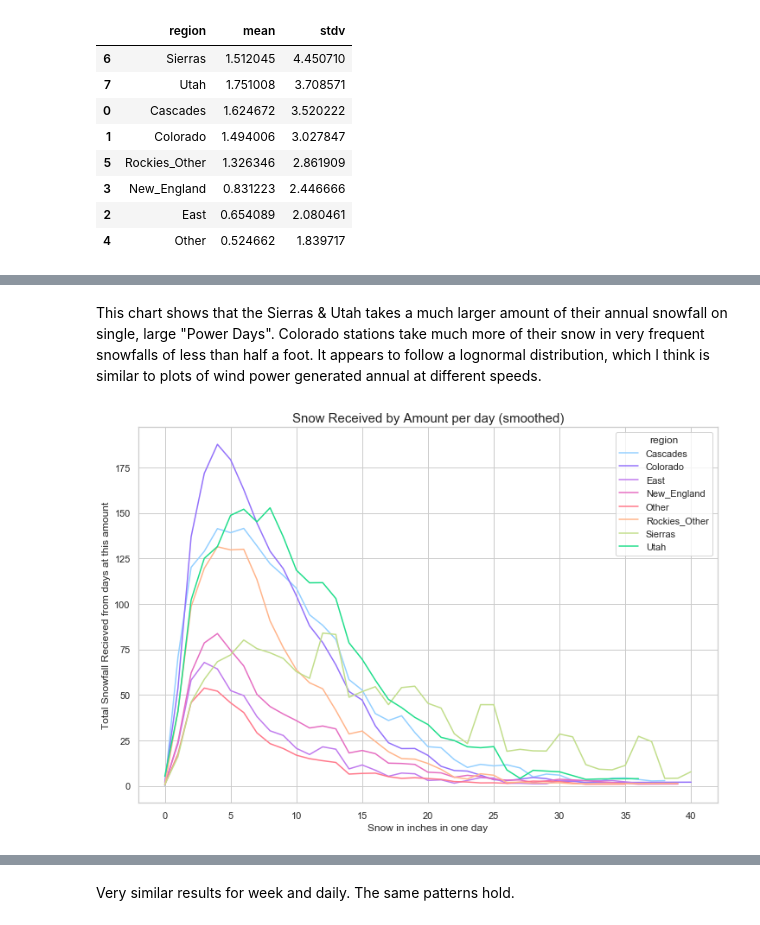
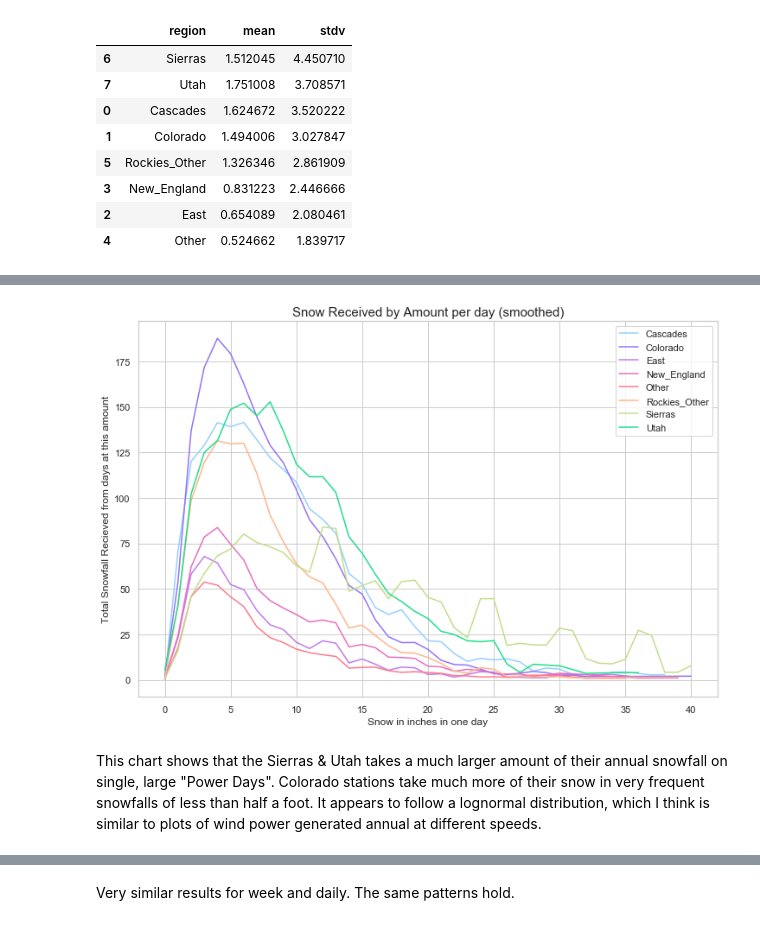
Before and after one commit to chrisoyer/ski-snow-modeling, a Jupyter notebook: src/analysis/snow_days.ipynb, the cells around one changed output, grey strips where cells are left out. Cells and saved outputs as stored; diff of their text form; code cells hidden in the pictures.

```diff
--- a/src/analysis/snow_days.ipynb
+++ b/src/analysis/snow_days.ipynb
@@ -70,22 +86,37 @@ station_counts = (snow_df.groupby(['region'])
 snow_freq_df = (snow_df
                 .pipe(snowfall_agg, 2)
                )
+# %%
+def snow_density_plot(df, y, freq):
+    fig, ax = plt.subplots(1, figsize=(12,8))
+    sns.lineplot(data=df, x='snowfall', y=y,
+                 hue='region', palette=pal)
+    ax.set_title(f'Snow Received by Amount per {freq} (smoothed)', size=15)
+    ax.set_xlabel(f'Snow in inches in one {freq}')
+    ax.set_ylabel(f'Total Snowfall Recieved from {freq}s at this amount')
+    _, labels = ax.get_legend_handles_labels()
+    #for i, region in enumerate(df.region.unique()):
+    #    region_df = df.query('region==@region')
+        # need  to get value close to where lineplot is for non-int
+    #    region_mean = round(region_df[y].mean())
+    #    print(region_mean)
+    #    snowfall_at_mean = region_df.query('@y==@region_mean').snowfall.values
+    #    print(snowfall_at_mean)
+    #    labels[labels.index(region)] = region + f": {round(region_mean)}"
+    #    ax.set_ylim([0, None])
+    #    ylim_scale = ax.get_ylim()[1] - ax.get_ylim()[0]
+    #    plt.axvline(x=region_mean,
+    #               ymin=0, ymax=snowfall_at_mean/ylim_scale,
+    #               color=pal[i])
+    ax.legend(labels);
+
+
+snow_density_plot(df=snow_freq_df, y='total_snow_grp',
+                  freq='day')
+# %% [output]
+[figure, added]
 # %% [markdown]
 This chart shows that the Sierras & Utah takes a much larger amount of their annual snowfall on single, large "Power Days". Colorado stations take much more of their snow in very frequent snowfalls of less than half a foot. It appears to follow a lognormal distribution, which I think is similar to plots of wind power generated annual at different speeds.
-# %%
-def snow_density_plot(df, y, freq):
-    fig, ax = plt.subplots(1, figsize=(12,8))
-    sns.lineplot(data=df, x='snowfall', y=y,
-                 hue='region', palette=pal)
-    ax.set_title(f'Snow Received by Amount per {freq} (smoothed)', size=15)
-    ax.set_xlabel(f'Snow in inches in one {freq}')
-    ax.set_ylabel(f'Total Snowfall Recieved from {freq}s at this amount');
-
-
-snow_density_plot(df=snow_freq_df, y='total_snow_grp',
-                  freq='day')
-# %% [output]
-[figure, removed]
 # %%
 snow_freq_wk_df = (snow_df
                    # group snowfall by week
```
Also changed, not shown: parts of 4 cells of this notebook.
